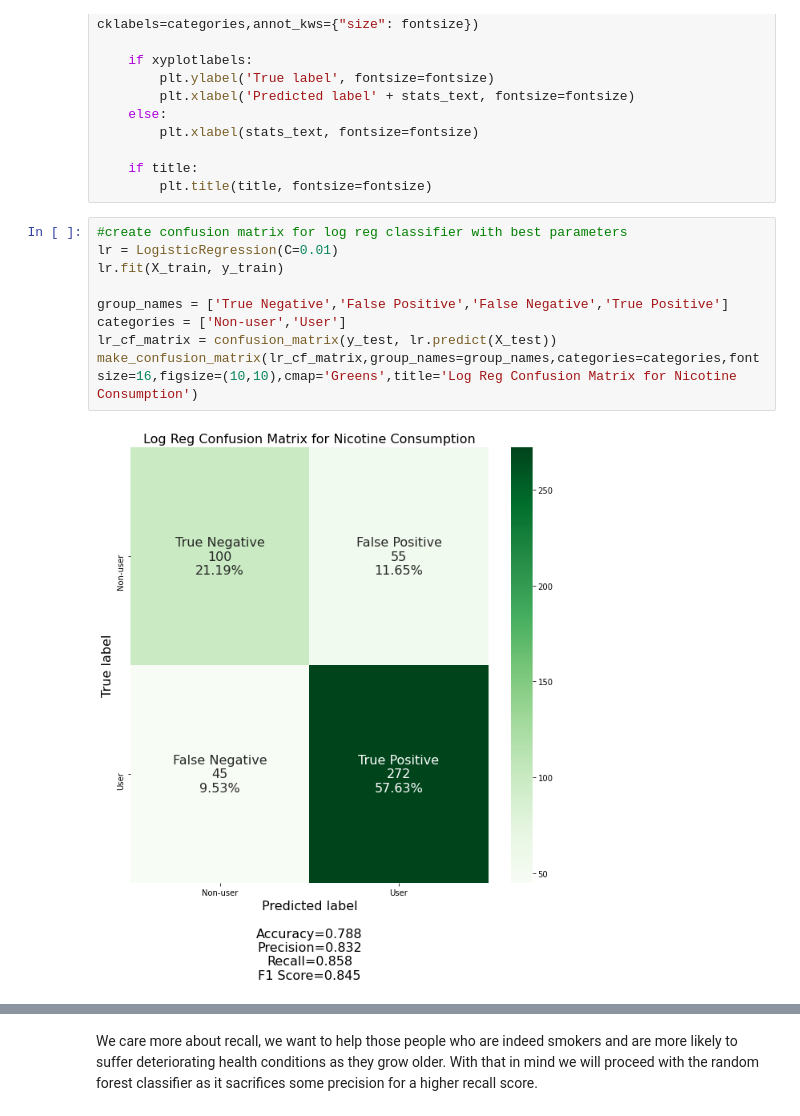
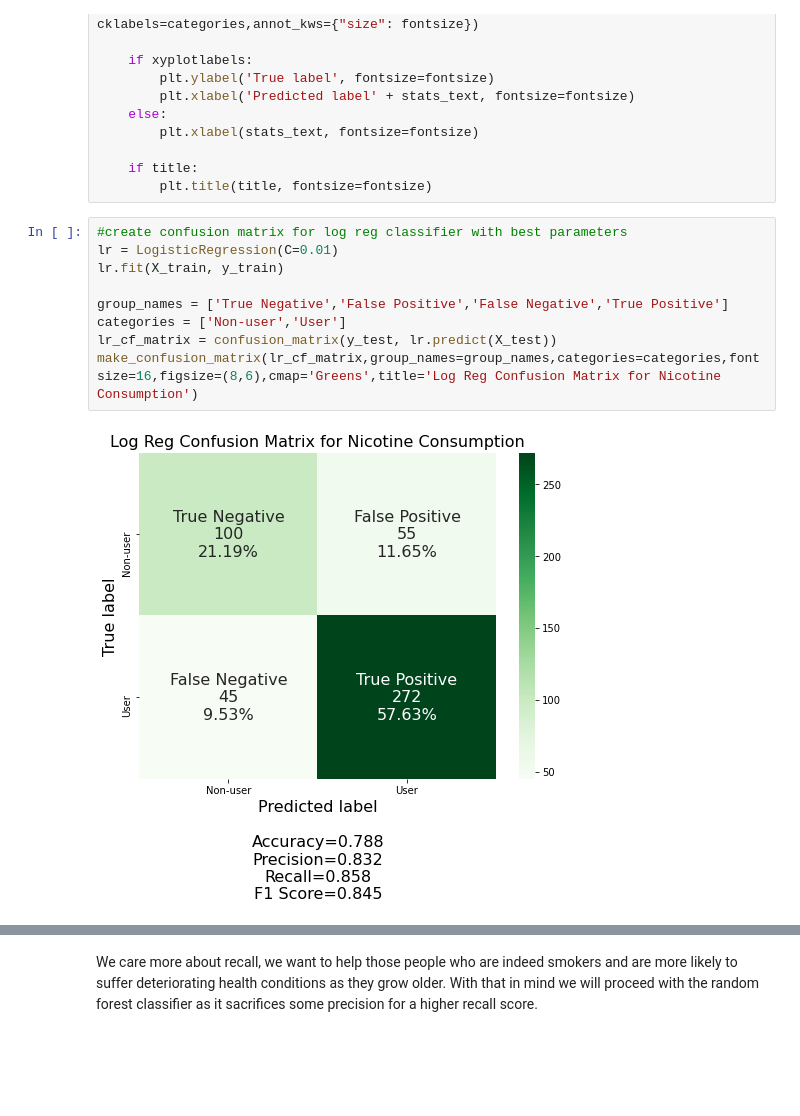
Before and after one commit to filiaguilar/Springboard-DS, a Jupyter notebook: Capstone 1/notebooks/Personality Profile Drug Consumption Risk - Pre-Processing and Modeling.ipynb, the cells around one changed output, grey strips where cells are left out. Cells and saved outputs as stored; diff of their text form; blank space fills up the shorter version.

```diff
--- a/Capstone 1/notebooks/Personality Profile Drug Consumption Risk - Pre-Processing and Modeling.ipynb
+++ b/Capstone 1/notebooks/Personality Profile Drug Consumption Risk - Pre-Processing and Modeling.ipynb
@@ -504,13 +475,13 @@ def make_confusion_matrix(cf,
 # %%
 #create confusion matrix for log reg classifier with best parameters
 lr = LogisticRegression(C=0.01)
 lr.fit(X_train, y_train)
 
 group_names = ['True Negative','False Positive','False Negative','True Positive']
 categories = ['Non-user','User']
 lr_cf_matrix = confusion_matrix(y_test, lr.predict(X_test))
-make_confusion_matrix(lr_cf_matrix,group_names=group_names,categories=categories,fontsize=16,figsize=(10,10),cmap='Greens',title='Log Reg Confusion Matrix for Nicotine Consumption')
+make_confusion_matrix(lr_cf_matrix,group_names=group_names,categories=categories,fontsize=16,figsize=(8,6),cmap='Greens',title='Log Reg Confusion Matrix for Nicotine Consumption')
 # %% [output]
-[figure, old version]
+[figure, new version]
 # %%
 #create confusion matrix for gb classifier with best parameters
```
Also changed, not shown: parts of 18 cells of this notebook, 1 other file.
